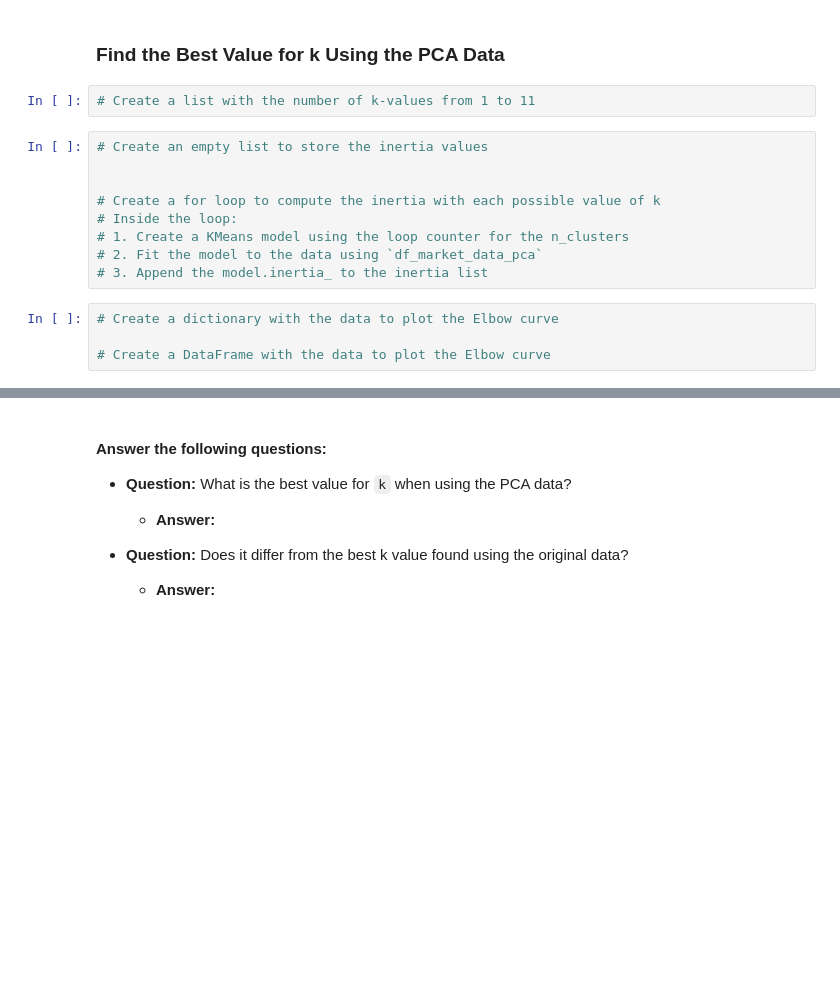
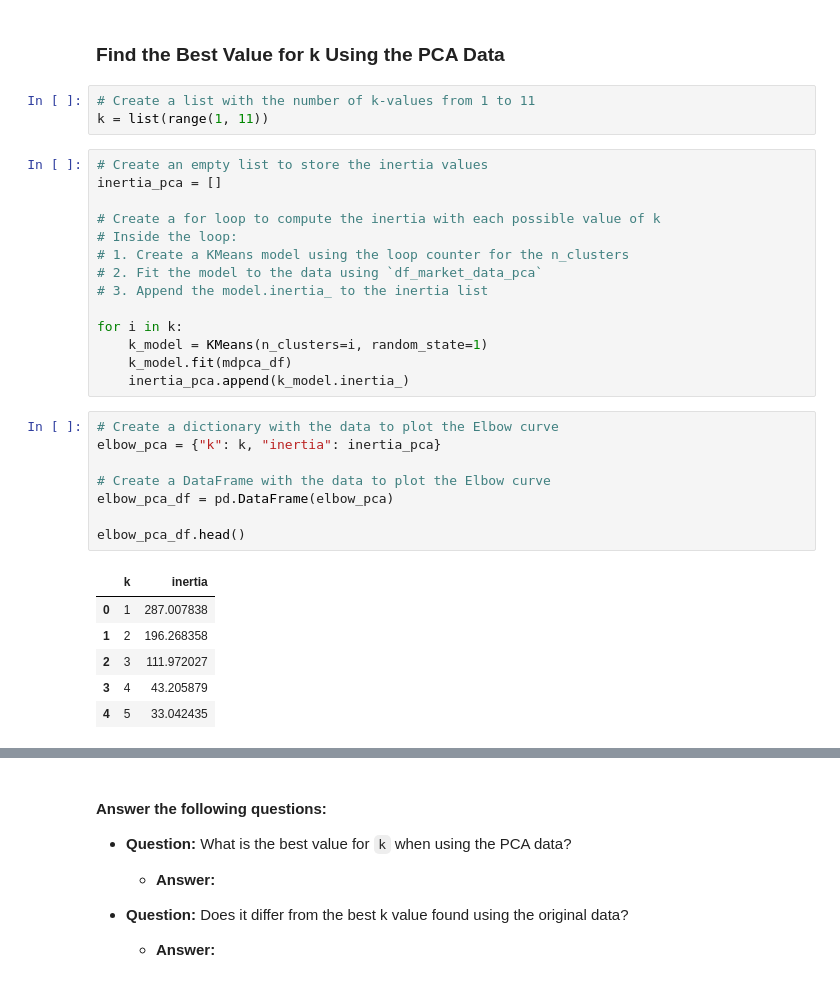
Before and after one commit to Y1U9M9A4I/CryptoClustering, a Jupyter notebook: Starter_Code/Crypto_Clustering.ipynb, the cells around one changed output, grey strips where cells are left out. Drawn from its saved outputs; the diff is of its cells as text; blank space fills up the shorter version.

```diff
--- a/Starter_Code/Crypto_Clustering.ipynb
+++ b/Starter_Code/Crypto_Clustering.ipynb
@@ -274,19 +306,36 @@ md_predictions.hvplot.scatter(
 ### Find the Best Value for k Using the PCA Data
 # %%
 # Create a list with the number of k-values from 1 to 11
+k = list(range(1, 11))
 # %%
 # Create an empty list to store the inertia values
-
+inertia_pca = []
 
 # Create a for loop to compute the inertia with each possible value of k
 # Inside the loop:
 # 1. Create a KMeans model using the loop counter for the n_clusters
 # 2. Fit the model to the data using `df_market_data_pca`
 # 3. Append the model.inertia_ to the inertia list
+
+for i in k:
+    k_model = KMeans(n_clusters=i, random_state=1)
+    k_model.fit(mdpca_df)
+    inertia_pca.append(k_model.inertia_)
 # %%
 # Create a dictionary with the data to plot the Elbow curve
+elbow_pca = {"k": k, "inertia": inertia_pca}
 
 # Create a DataFrame with the data to plot the Elbow curve
+elbow_pca_df = pd.DataFrame(elbow_pca)
+
+elbow_pca_df.head()
+# %% [output]
+|  | k | inertia |
+| 0 | 1 | 287.007838 |
+| 1 | 2 | 196.268358 |
+| 2 | 3 | 111.972027 |
+| 3 | 4 | 43.205879 |
+| 4 | 5 | 33.042435 |
 # %%
 # Plot a line chart with all the inertia values computed with
 # the different values of k to visually identify the optimal value for k.
```
Also changed, not shown: parts of 8 cells of this notebook.
